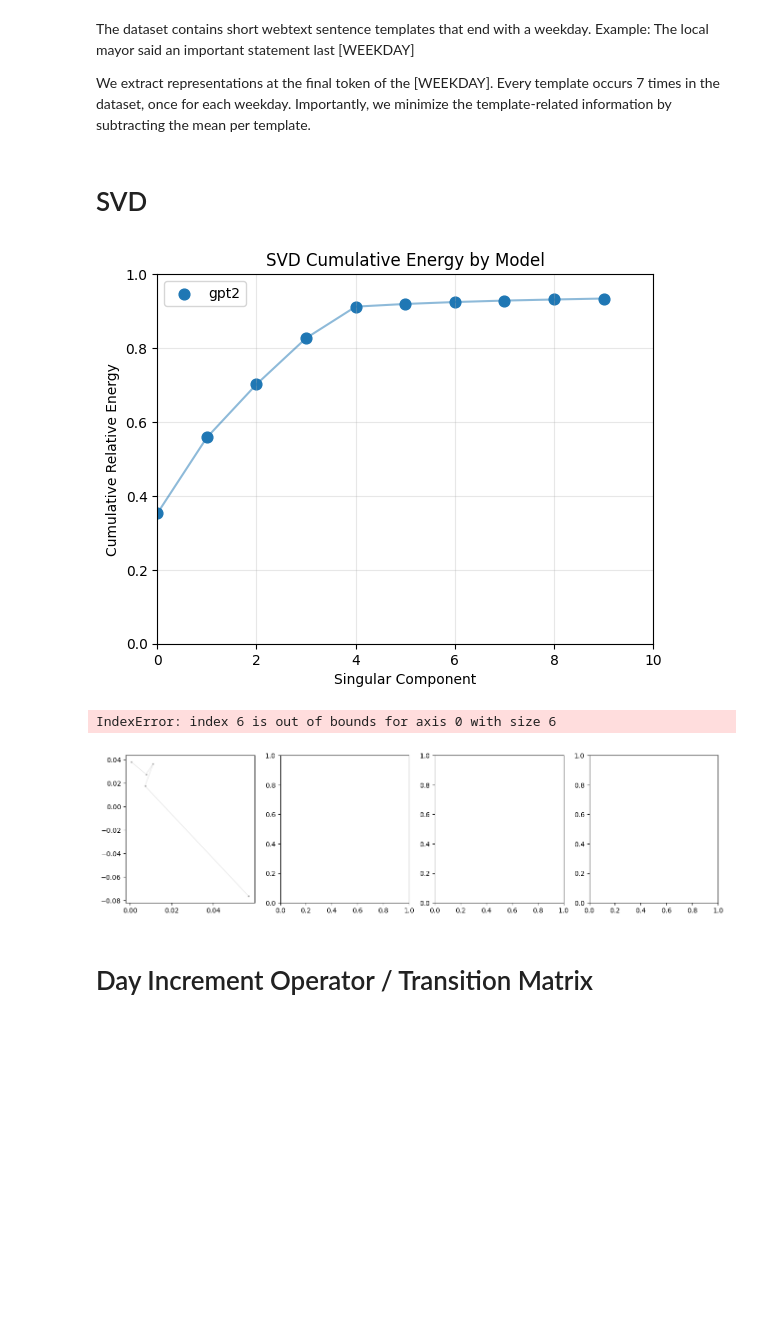
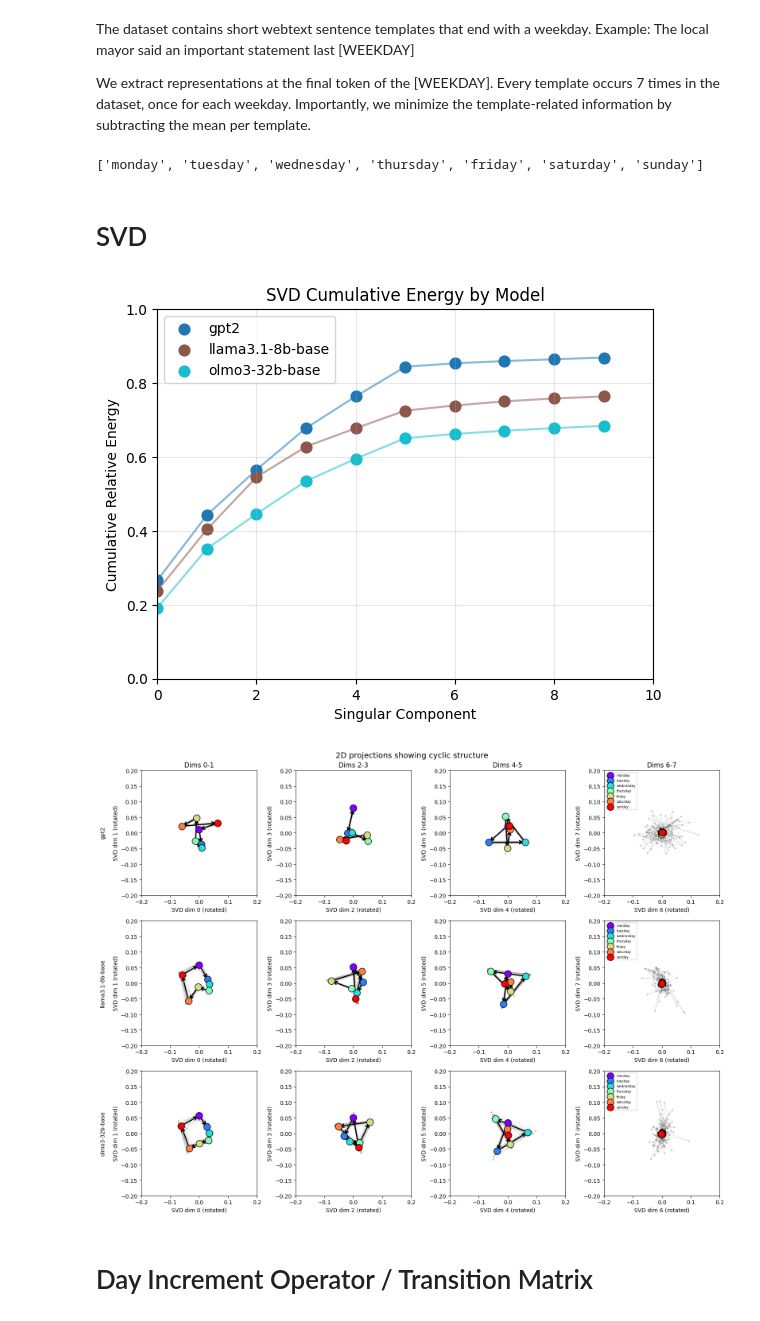
Before and after one commit to canrager/feature_zoo, a Jupyter notebook: exp/weekdays_geometry.ipynb, the cells around one changed output. Cells and saved outputs as stored; diff of their text form; code cells hidden in the pictures; blank space fills up the shorter version.

```diff
--- a/exp/weekdays_geometry.ipynb
+++ b/exp/weekdays_geometry.ipynb
@@ -19,8 +17,8 @@ from src.config import load_config
 
 overrides_list = [
     "llm=gpt2",
-    # "llm=llama3.1-8b-base", # Uncomment to switch models or select multiple models.
-    # "llm=olmo3-32b-base",
+    "llm=llama3.1-8b-base", # Uncomment to switch models or select multiple models.
+    "llm=olmo3-32b-base",
 ]
 # %%
 from src.cache_llm import load_short_trajectory_acts
@@ -35,7 +33,7 @@ def to_numpy(t: th.Tensor) -> np.ndarray:
 
 def load_concept_labels(cfg):
     with open(f"data/texts/{cfg.filter.data}.txt") as f:
-        lines = f.readlines()
+        lines = [line.strip() for line in f.readlines()]
     return lines
 
 # Cache data for all models
@@ -48,7 +46,7 @@ for override in overrides_list:
     cfg = load_config(overrides=[override])
     model_name = cfg.llm.name
     print(f"Loading {model_name}...")
-    return_dict = load_short_trajectory_acts(cfg, force_recompute=False) # For now, leave force_recompute=True, I get buggy results for force recompute=False
+    return_dict = load_short_trajectory_acts(cfg, force_recompute=True)
 
     # Move to CPU immediately to free GPU memory
     if isinstance(return_dict["llm_BCD"], th.Tensor):
@@ -57,9 +55,9 @@ for override in overrides_list:
         input_ids_BT = return_dict["input_ids_BT"].cpu() if isinstance(return_dict["input_ids_BT"], th.Tensor) else return_dict["input_ids_BT"]
 
     model_data[model_name] = {
-        "elements_B": return_dict["elements_B"],
+        "elements_C": return_dict["elements_C"],
         "labels_B": return_dict["labels_B"],
-        "texts_B": return_dict["texts_N"],
+        "texts_B": return_dict["texts_B"],
         "input_ids_BT": input_ids_BT,
         "llm_BCD": llm_BCD,
     }
@@ -76,6 +78,11 @@ Example: The local mayor said an important statement last [WEEKDAY]
 
 We extract representations at the final token of the [WEEKDAY]. Every template occurs 7 times in the dataset, once for each weekday.
 Importantly, we minimize the template-related information by subtracting the mean per template.
+# %%
+concept_labels = next(iter(model_data.values()))["elements_C"]
+concept_labels
+# %% [output]
+['monday', 'tuesday', 'wednesday', 'thursday', 'friday', 'saturday', 'sunday']
 # %%
 for model_name in model_data:
     llm_BCD = model_data[model_name]["llm_BCD"]
@@ -126,7 +133,7 @@ def plot_SVD_energy_multi(model_svd: dict):
 
 plot_SVD_energy_multi(model_svd)
 # %% [output]
-[figure, old version]
+[figure, new version]
 # %%
 from typing import Callable, Dict, List
 
@@ -146,6 +153,7 @@ def plot_2d_projections_multi(
     num_plotted_trajectories: int | None = 20,
     radial_labels_offset: float | None = None,
     figsize: tuple | None = None,
+    use_concept_labels_for_colors: bool = False
 ):
     """
     Plot 2D projections of weekday trajectories for multiple models.
@@ -163,6 +171,7 @@ def plot_2d_projections_multi(
         num_plotted_trajectories: the number of individual datapoints (connected grey dots) to plot per centroid. None -> plot all points
         radial_labels_offset: if not None, place labels radially outside centroids at this distance instead of using a legend
     """
+    C = len(concept_labels)
     n_models = len(model_data)
     if figsize is None:
         figsize = (4 * n_cols, 4 * n_models)
@@ -171,7 +180,10 @@ def plot_2d_projections_multi(
     if n_models == 1:
         axes = axes.reshape(1, -1)
 
-    colors = plt.cm.rainbow(np.linspace(0, 1, 7))
+    if use_concept_labels_for_colors:
+        colors = concept_labels
+    else:
+        colors = plt.cm.rainbow(np.linspace(0, 1, C))
 
     for row, (model_name, data) in enumerate(model_data.items()):
         for col in range(n_cols):
@@ -206,8 +218,8 @@ def plot_2d_projections_multi(
             for b in range(min(num_plotted_trajectories, proj_x_BC.shape[0])):
                 x_coords_C = np.clip(proj_x_BC[b], -current_axlim, current_axlim)
                 y_coords_C = np.clip(proj_y_BC[b], -current_axlim, current_axlim)
-                for c in range(7):
-                    next_c = (c + 1) % 7
+                for c in range(C):
+                    next_c = (c + 1) % C
                     ax.annotate('', xy=(x_coords_C[next_c], y_coords_C[next_c]),
                             xytext=(x_coords_C[c], y_coords_C[c]),
                             arrowprops=dict(arrowstyle='-', alpha=0.2, color='gray'),
@@ -217,7 +229,7 @@ def plot_2d_projections_multi(
             # Plot mean trajectory (colored)
             mean_x_C = proj_x_BC.mean(axis=0)
             mean_y_C = proj_y_BC.mean(axis=0)
-            for c in range(7):
+            for c in range(C):
                 # Only add legend labels if using legend (not radial labels)
                 label = concept_labels[c] if (col == n_cols - 1 and radial_labels_offset is None) else None
                 ax.scatter(mean_x_C[c], mean_y_C[c], c=[colors[c]], s=150,
@@ -240,8 +252,8 @@ def plot_2d_projections_multi(
 
             # Draw centroid arrows based on mode
             if centroid_arrow_mode == "cyclic":
-                for c in range(7):
-                    next_c = (c + 1) % 7
+                for c in range(C):
+                    next_c = (c + 1) % C
                     ax.annotate('', xy=(mean_x_C[next_c], mean_y_C[next_c]),
                             xytext=(mean_x_C[c], mean_y_C[c]),
                             arrowprops=dict(arrowstyle='->', color='black', lw=2, mutation_scale=centroid_arrow_size),
@@ -250,7 +262,7 @@ def plot_2d_projections_multi(
                 # Find two nearest neighbors to Monday (index 0)
                 monday_pos_2 = np.array([mean_x_C[0], mean_y_C[0]])
                 distances = []
-                for c in range(1, 7):
+                for c in range(1, C):
                     dist = np.sqrt((mean_x_C[c] - monday_pos_2[0])**2 + (mean_y_C[c] - monday_pos_2[1])**2)
                     distances.append((dist, c))
                 distances.sort()
@@ -260,7 +272,10 @@ def plot_2d_projections_multi(
                             xytext=(mean_x_C[0], mean_y_C[0]),
                             arrowprops=dict(arrowstyle='->', color='black', lw=2, mutation_scale=centroid_arrow_size),
                             annotation_clip=True)
-            # mode "none": no arrows drawn
+            elif centroid_arrow_mode == "none":
+                pass
+            else:
+                raise ValueError("Unknown cyclic arrow mode.")
 
             ax.set_xlim((-current_axlim, current_axlim))
             ax.set_ylim((-current_axlim, current_axlim))
@@ -287,40 +302,43 @@ def plot_2d_projections_multi(
 
     if not hide_ticks:
         plt.suptitle(suptitle, fontsize=14)
     plt.tight_layout()
     plt.show()
 
 
 # Plot SVD eigendata
 def svd_projection(data: dict, col: int, dim_pairs):
     """
     Get SVD dimension pair projection.
 
     dim_pairs: Pairs that should be plotted, eg. [(0, 1), (2, 3), (4, 5), (6, 7)]
     """
     dim1, dim2 = dim_pairs[col]
     U_BCD = data["U_BCD"]
     return (
         U_BCD[:, :, dim1],
         U_BCD[:, :, dim2],
         f'SVD dim {dim1}',
         f'SVD dim {dim2}',
         f'Dims {dim1}-{dim2}'
     )
 
 plot_2d_projections_multi(
     model_svd,
-    concept_labels=["Mon", "Tue", "Wed", "Thu", "Fri", "Sat", "Sun"],
+    concept_labels=concept_labels,
+    use_concept_labels_for_colors=False,
     n_cols=4,
     get_projection=svd_projection,
-    projection_kwargs=dict(dim_pairs=[(0, 1), (2, 3), (4, 5), (6, 7)]),
-    suptitle="2D projections showing cyclic weekday structure",
-    axlim=0.08,
-    rotate_subplot=True
+    projection_kwargs=dict(
+        dim_pairs=[(0, 1), (2, 3), (4, 5), (6, 7),
+                    # (8, 9), (10, 11), (12, 13)
+                    ]),
+    suptitle="2D projections showing cyclic structure",
+    axlim=0.2,
+    rotate_subplot=True,
 )
 # %% [output]
-IndexError: index 6 is out of bounds for axis 0 with size 6
-[figure, old version]
+[figure, new version]
 # %% [markdown]
 # Day Increment Operator / Transition Matrix
 # %%
```
Also changed, not shown: parts of 11 cells of this notebook, 37 other files.
